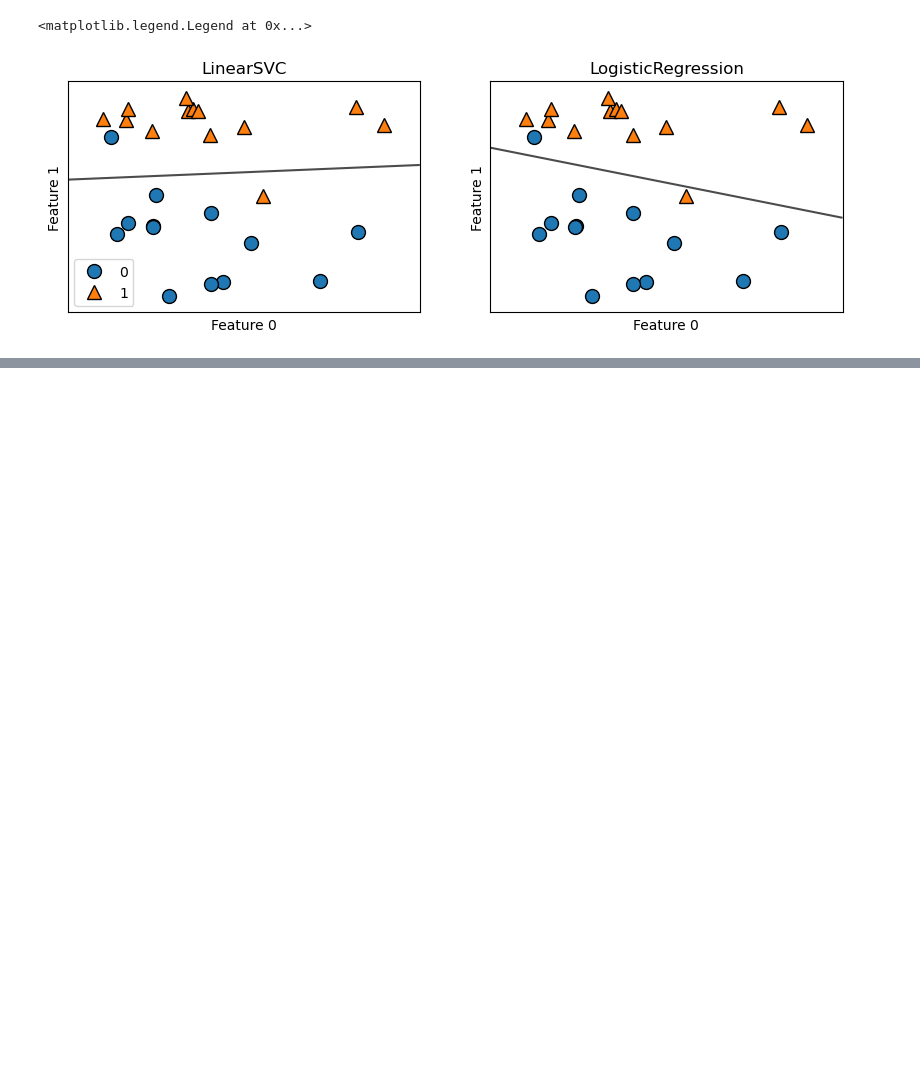
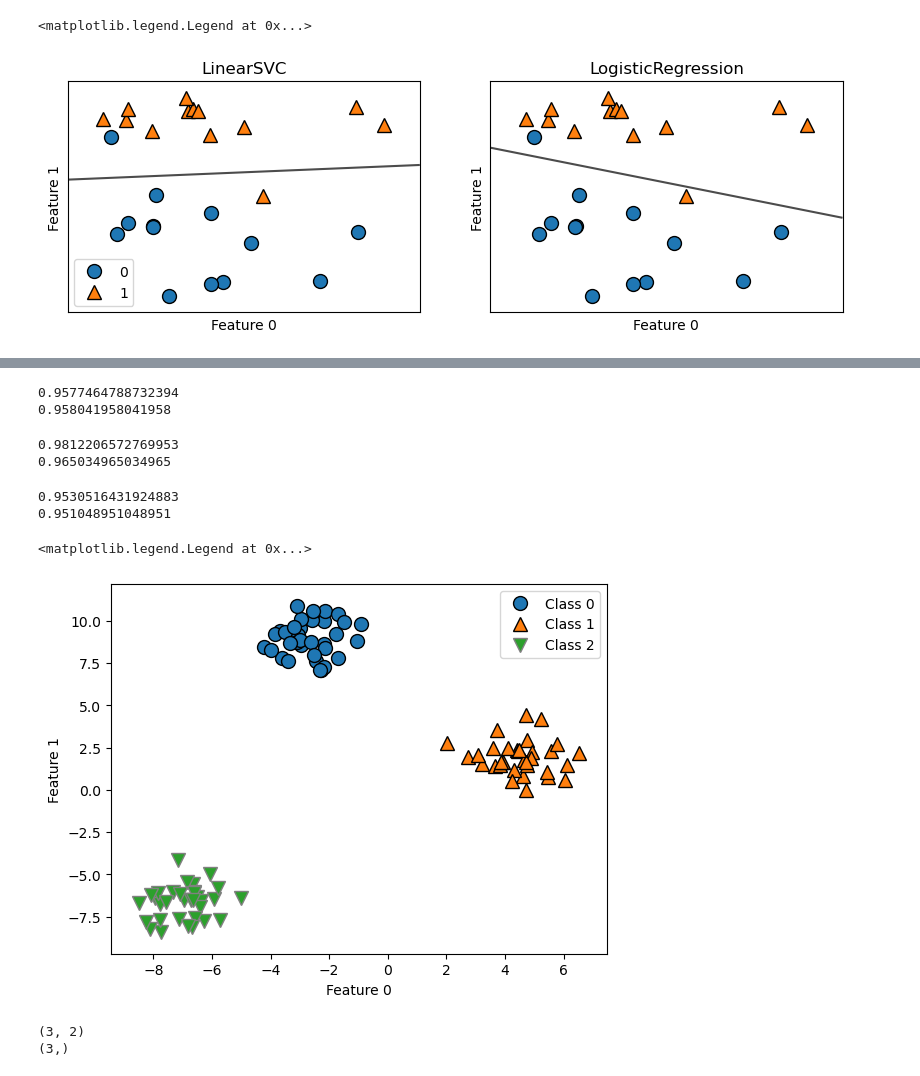
Before and after one commit to jim-franklin/intro_to_ml_with_python, a Jupyter notebook: Chapter_2/Chapter_2.ipynb, the cells around one changed output, grey strips where cells are left out. Drawn from its saved outputs; the diff is of its cells as text; code cells hidden in the pictures; blank space fills up the shorter version.

```diff
--- a/Chapter_2/Chapter_2.ipynb
+++ b/Chapter_2/Chapter_2.ipynb
@@ -306,0 +311,43 @@ axes[0].legend()
+# %%
+cancer = load_breast_cancer()
+X_train , X_test, y_train, y_test = train_test_split(cancer.data, cancer.target, stratify=cancer.target, random_state=42)
+
+logreg = LogisticRegression(max_iter=100_000).fit(X_train, y_train)
+print(logreg.score(X_train, y_train))
+print(logreg.score(X_test, y_test))
+# %% [output]
+0.9577464788732394
+0.958041958041958
+# %%
+logreg100 = LogisticRegression(C=100, max_iter=100_000).fit(X_train, y_train)
+print(logreg100.score(X_train, y_train))
+print(logreg100.score(X_test, y_test))
+# %% [output]
+0.9812206572769953
+0.965034965034965
+# %%
+logreg001 = LogisticRegression(C=0.01, max_iter=100_000).fit(X_train, y_train)
+print(logreg001.score(X_train, y_train))
+print(logreg001.score(X_test, y_test))
+# %% [output]
+0.9530516431924883
+0.951048951048951
+# %%
+from sklearn.datasets import make_blobs
+
+X, y = make_blobs(random_state=42)
+mglearn.discrete_scatter(X[:, 0], X[:, 1], y)
+plt.xlabel("Feature 0")
+plt.ylabel("Feature 1")
+plt.legend(["Class 0", "Class 1", "Class 2"])
+# %% [output]
+<matplotlib.legend.Legend at 0x...>
+[figure, added]
+# %%
+linear_svm = LinearSVC().fit(X, y)
+
+print(linear_svm.coef_.shape)
+print(linear_svm.intercept_.shape)
+# %% [output]
+(3, 2)
+(3,)
```
Also changed, not shown: parts of 1 cell of this notebook.
